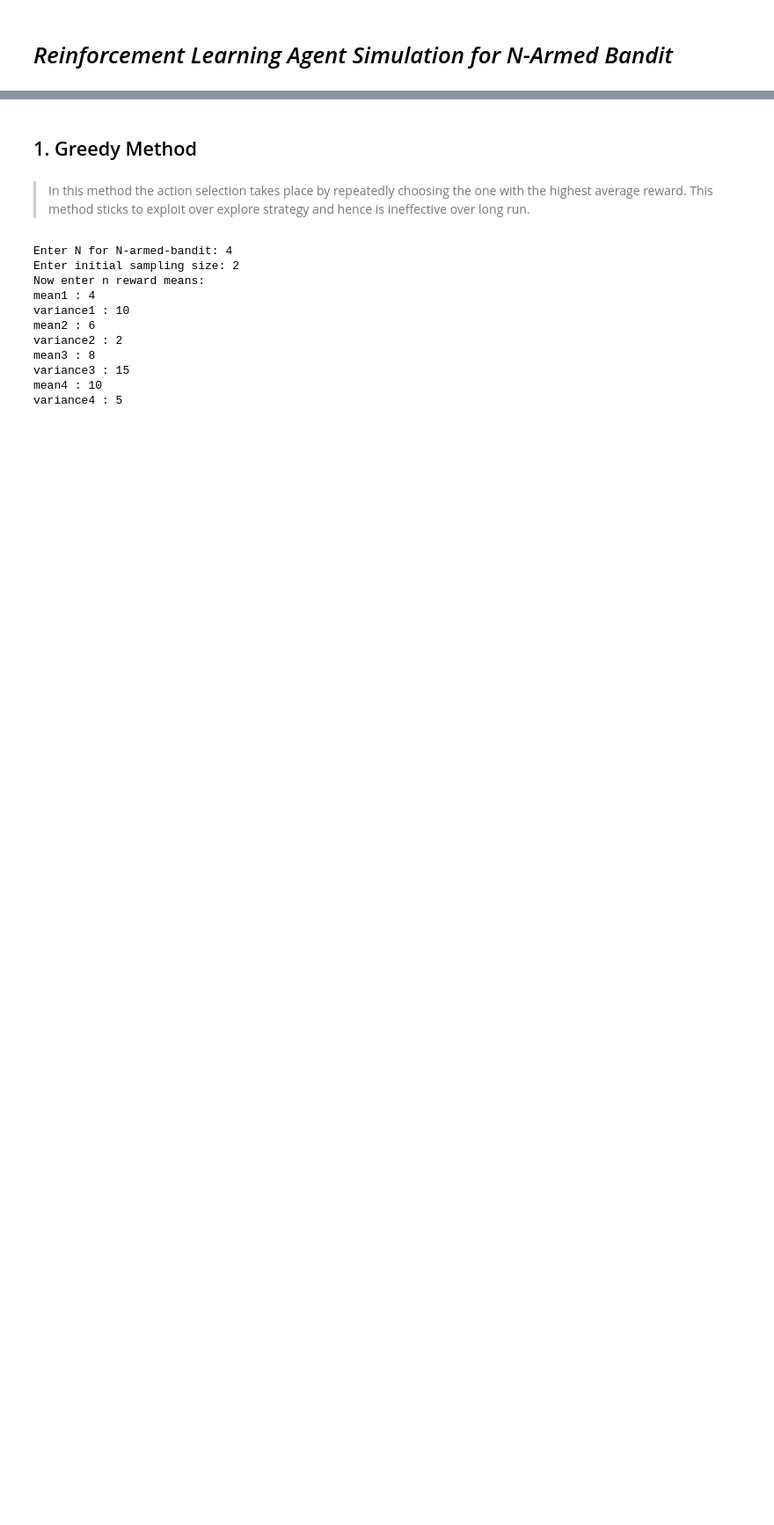
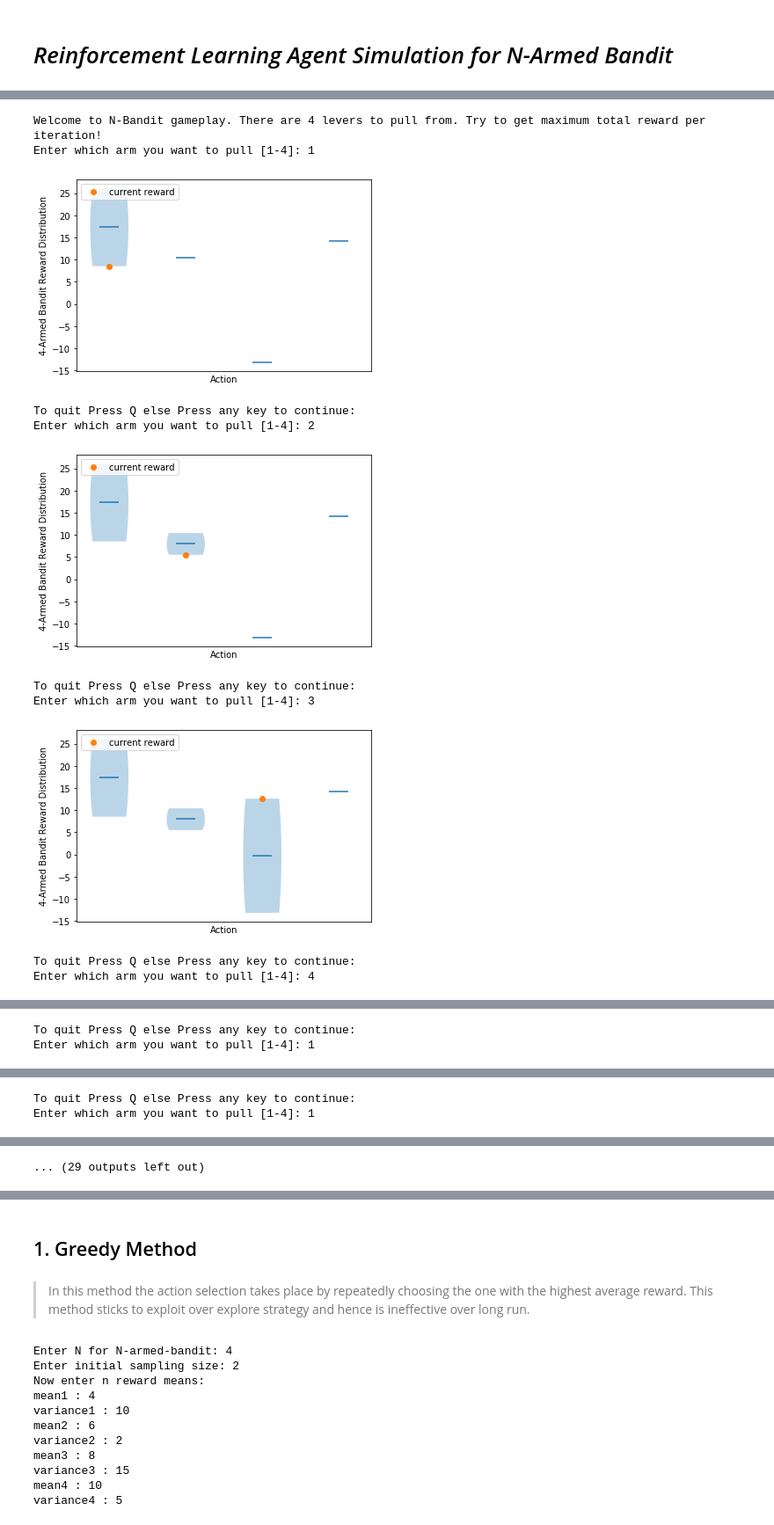
Before and after one commit to iam-sr13/IN-792-RL, a Jupyter notebook: NBandit .ipynb, the cells around one changed output, grey strips where cells are left out. Shown at 88% size. Cells and saved outputs as stored; diff of their text form; code cells hidden in the pictures; blank space fills up the shorter version.

```diff
--- a/NBandit .ipynb
+++ b/NBandit .ipynb
@@ -168,0 +173,48 @@ class rl_util:
+# %%
+def n_armed_bandit_user(avec=[4,6,8,10], svec=[10,2,15,5], interact=True):
+
+        # initial sampling
+        rvec = [[random.gauss(avec[i], svec[i])] for i in range(len(avec))]
+        qvec = [0 for i in range(len(avec))]
+        steps = [0 for i in range(len(avec))]
+        #plt.violinplot(rvec, showmeans=True, showextrema=False)
+        rew = [0]
+        itr = 0
+        while True:
+            itr+=1
+            i = int(input("Enter which arm you want to pull [1-4]: "))   # take action
+            i=i-1
+            steps[i] += 1                           # increase step count for that bandit
+            rvec[i].append(random.gauss(avec[i], svec[i]))   # environment will generate next reward
+            qvec[i] = mean(rvec[i])                 # estimate value
+            rew.append(rvec[i][-1]+rew[-1])         # current total reward
+
+            if interact:
+                plt.violinplot(rvec,showmeans=True,showextrema=False)
+                plt.plot(i+1,rvec[i][-1], "o", label="current reward")
+                plt.xlabel("Action")
+                plt.ylabel("{}-Armed Bandit Reward Distribution".format(len(avec)))
+                plt.xticks([])
+                plt.legend(loc='upper left')
+                plt.show()
+                a=input("To quit Press Q else Press any key to continue: ")
+                if a=='q' or a=='Q':
+                    break
+        return rew,itr
+
+print("Welcome to N-Bandit gameplay. There are 4 levers to pull from. Try to get maximum total reward per iteration!")
+
+urew, itr = n_armed_bandit_user()
+print("Your Total reward is: {}".format(urew[-1]))
+# %% [output]
+Welcome to N-Bandit gameplay. There are 4 levers to pull from. Try to get maximum total reward per iteration!
+Enter which arm you want to pull [1-4]: 1
+[figure, added]
+To quit Press Q else Press any key to continue:
+Enter which arm you want to pull [1-4]: 2
+[figure, added]
+To quit Press Q else Press any key to continue:
+Enter which arm you want to pull [1-4]: 3
+[figure, added]
+To quit Press Q else Press any key to continue:
+Enter which arm you want to pull [1-4]: 4
@@ -168,0 +222,2 @@ class rl_util:
+To quit Press Q else Press any key to continue:
+Enter which arm you want to pull [1-4]: 1
@@ -168,0 +225,2 @@ class rl_util:
+To quit Press Q else Press any key to continue:
+Enter which arm you want to pull [1-4]: 1
@@ -168,0 +228 @@ class rl_util:
+... (29 outputs left out)
```
Also changed, not shown: parts of 10 cells of this notebook.
